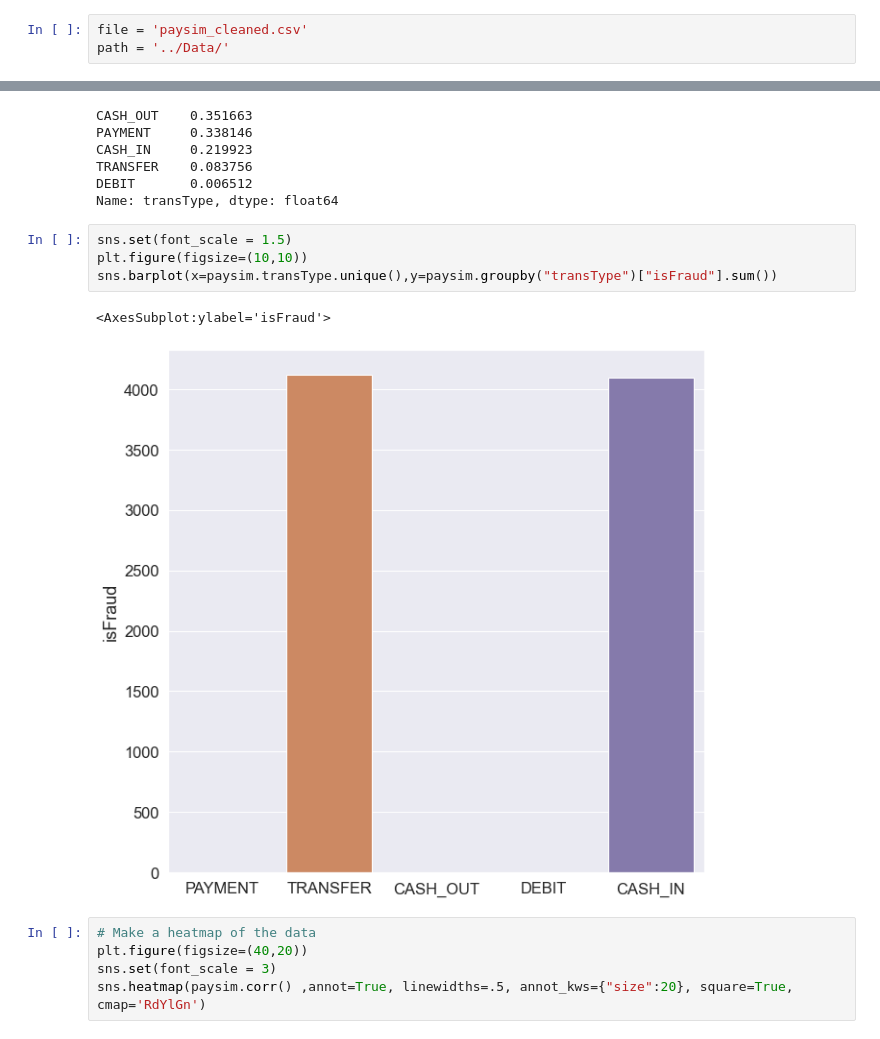
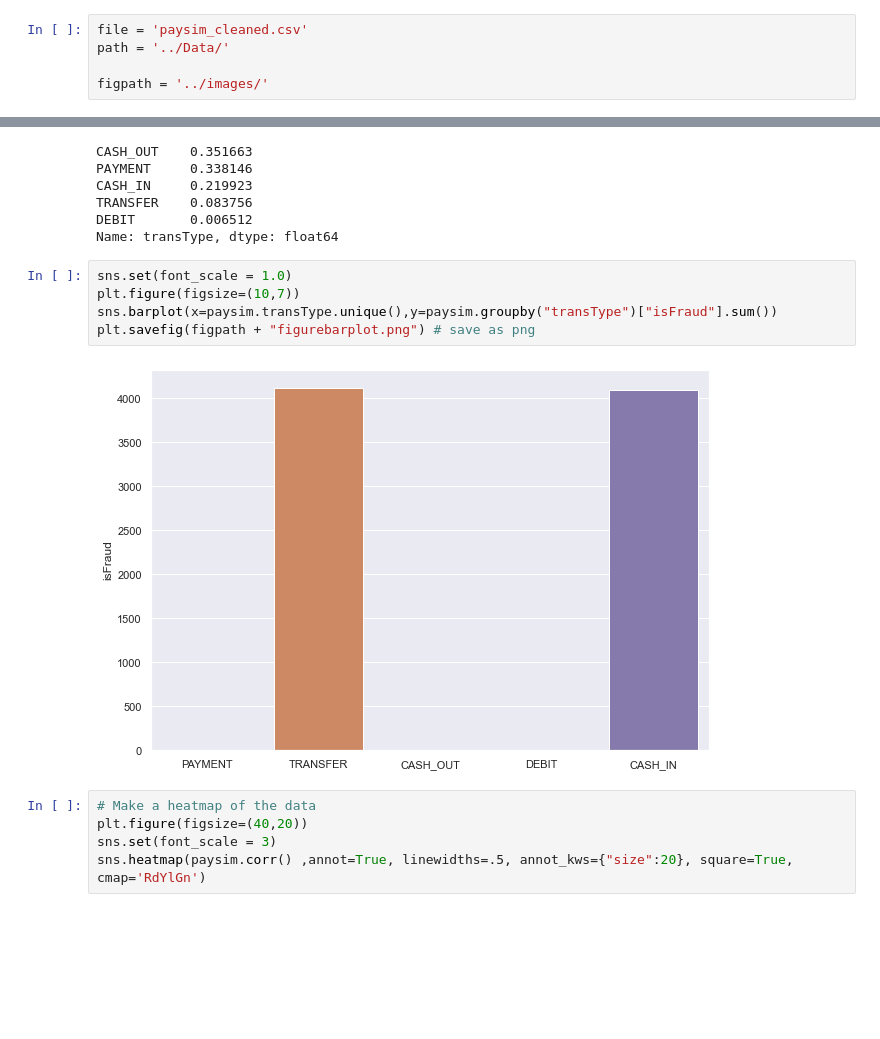
Before and after one commit to Erik1120/DataScienceCapstoneOne, a Jupyter notebook: Notebook/data_engineering.ipynb, the cells around one changed output, grey strips where cells are left out. Drawn from its saved outputs; the diff is of its cells as text; blank space fills up the shorter version.

```diff
--- a/Notebook/data_engineering.ipynb
+++ b/Notebook/data_engineering.ipynb
@@ -9,6 +9,8 @@ start_all = timer()
 # %%
 file = 'paysim_cleaned.csv'
 path = '../Data/'
+
+figpath = '../images/'
 # %%
 paysim = pd.read_csv(path+file)
 # %%
@@ -97,12 +99,12 @@ TRANSFER    0.083756
 DEBIT       0.006512
 Name: transType, dtype: float64
 # %%
-sns.set(font_scale = 1.5)
-plt.figure(figsize=(10,10))
+sns.set(font_scale = 1.0)
+plt.figure(figsize=(10,7))
 sns.barplot(x=paysim.transType.unique(),y=paysim.groupby("transType")["isFraud"].sum())
+plt.savefig(figpath + "figurebarplot.png") # save as png
 # %% [output]
-<AxesSubplot:ylabel='isFraud'>
-[figure, old version]
+[figure, new version]
 # %%
 # Make a heatmap of the data
 plt.figure(figsize=(40,20))
```
Also changed, not shown: 2 other files.
